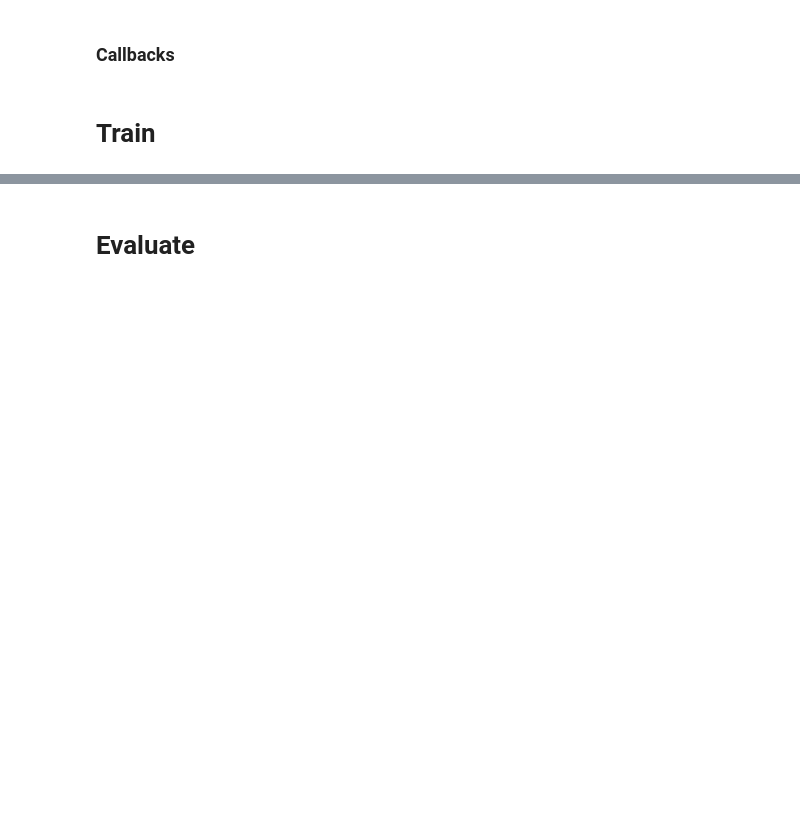
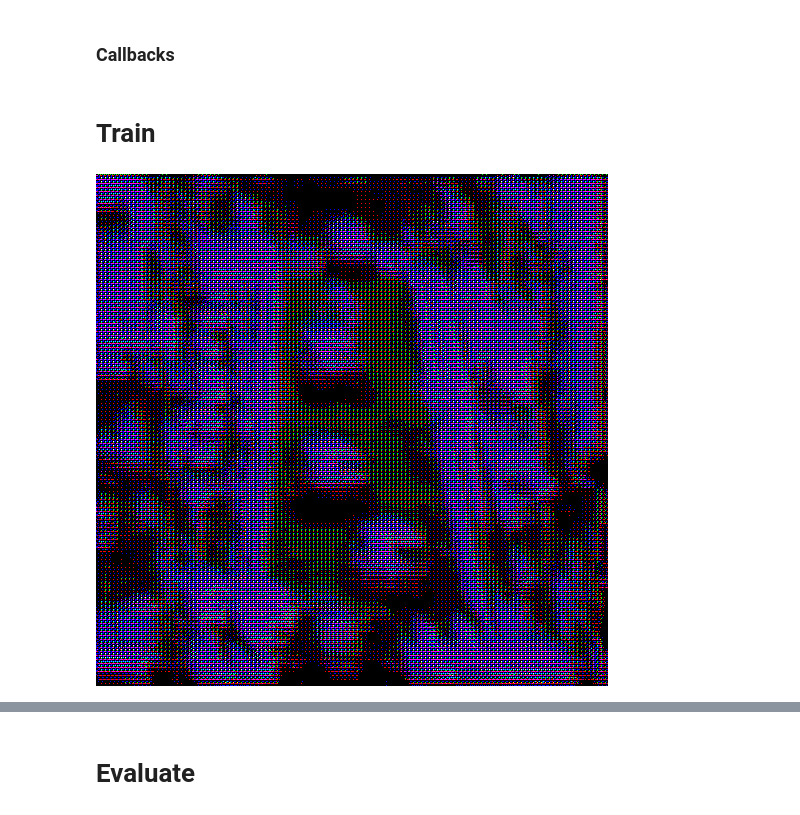
Before and after one commit to knoriy/depth_estimation, a Jupyter notebook: AutoEncoder.ipynb, the cells around one changed output, grey strips where cells are left out. Drawn from its saved outputs; the diff is of its cells as text; code cells hidden in the pictures; blank space fills up the shorter version.

```diff
--- a/AutoEncoder.ipynb
+++ b/AutoEncoder.ipynb
@@ -231,6 +231,11 @@ def identity_block(x, filters, kernel_size, stride, padding='same'):
 
   x = Conv2D(filters=filters, kernel_size=kernel_size, strides=stride, padding=padding )(x)
   x = BatchNormalization()(x)
+  x = Activation('relu')(x)
+  x = Dropout(rate=2e-1)(x)
+
+  x = Conv2D(filters=filters, kernel_size=kernel_size, strides=stride, padding=padding )(x)
+  x = BatchNormalization()(x)
   x = Dropout(rate=2e-1)(x)
 
   x = Add()([x, x_shortcut])
@@ -258,7 +263,7 @@ def conv_block(x, filters, kernel_size, stride, padding='same'):
   x = BatchNormalization(axis = 3)(x)
   x = Activation('relu')(x)
   x = Dropout(rate=2e-1)(x)
-  # x = AveragePooling2D(pool_size=(2,2), strides=stride, padding=padding)(x)
+  x = AveragePooling2D(pool_size=(2,2), strides=1, padding=padding)(x)
 
   return x
 # %%
@@ -476,6 +481,11 @@ train_loss = tf.keras.metrics.Mean(name="train_loss")
 opt    = tf.optimizers.Adam(learning_rate=1e-2, beta_1=0.99, epsilon=1e-1)
 image  = tf.Variable(content_image)
 output = tf.Variable(content_image)
+# %%
+prediction = model.predict(content_image)
+display.display( tensor_to_image( prediction))
+# %% [output]
+[figure, added]
 # %%
 @tf.function()
 def train_step(image):
```
Also changed, not shown: parts of 1 cell of this notebook.
